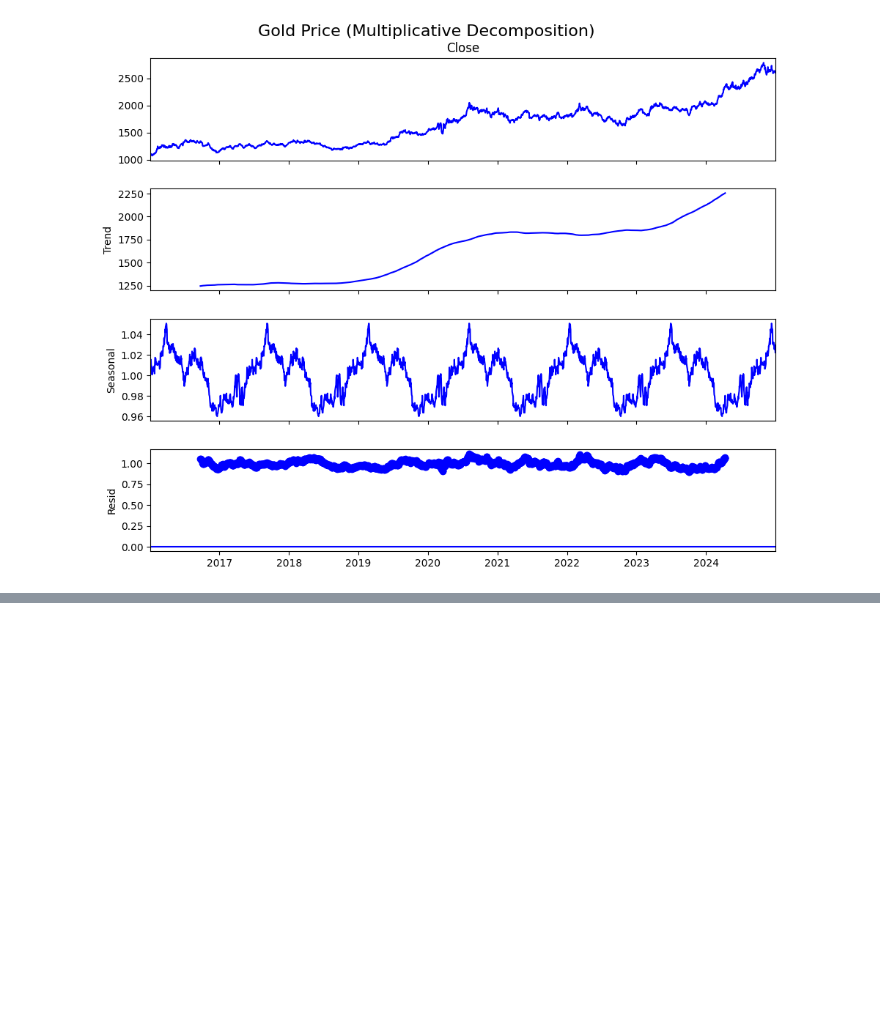
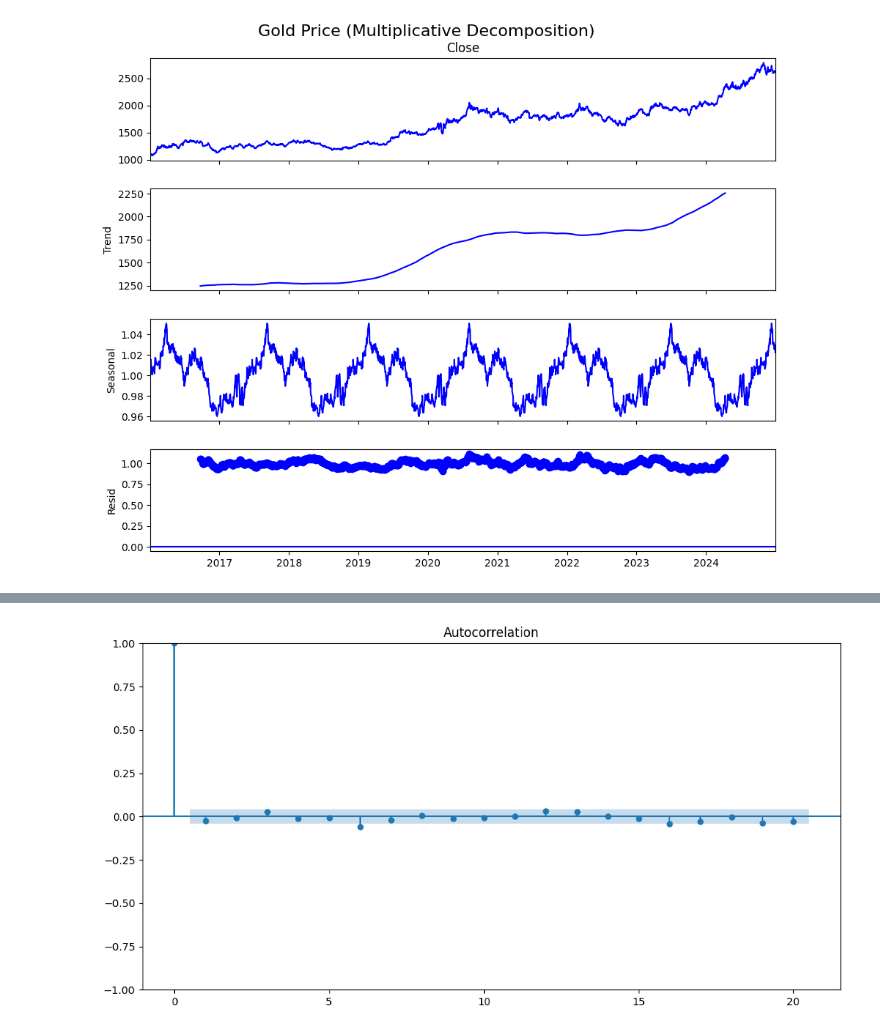
Before and after one commit to Jankiel-Predator/mmda_proj_btc, a Jupyter notebook: gold.ipynb, the cells around one changed output, grey strips where cells are left out. Cells and saved outputs as stored; diff of their text form; code cells hidden in the pictures; blank space fills up the shorter version.

```diff
--- a/gold.ipynb
+++ b/gold.ipynb
@@ -244,0 +321,6 @@ plot_decomposition(gold['Close'], model='multiplicative', period=365, title="Gol
+# %%
+fig,ax = plt.subplots(figsize=(12,6))
+plot_acf(df_arima.values, lags=20, ax=ax)
+plt.show()
+# %% [output]
+[figure, added]
```
Also changed, not shown: parts of 13 cells of this notebook.
